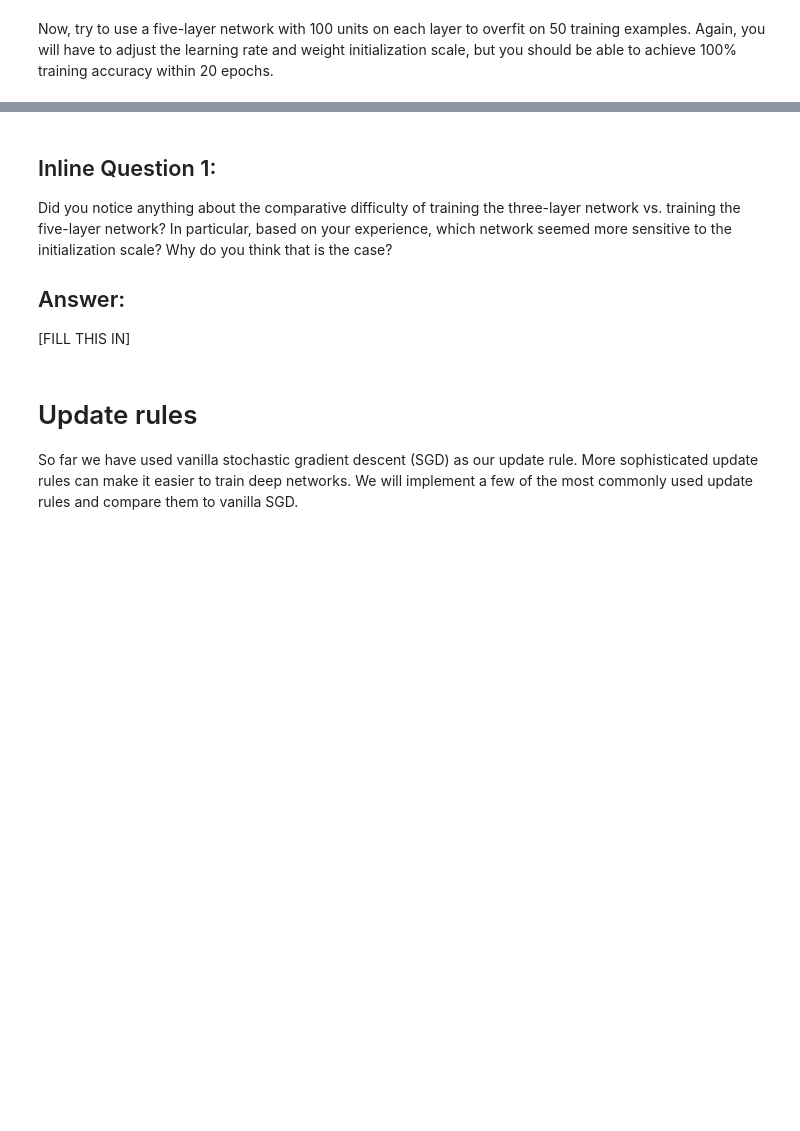
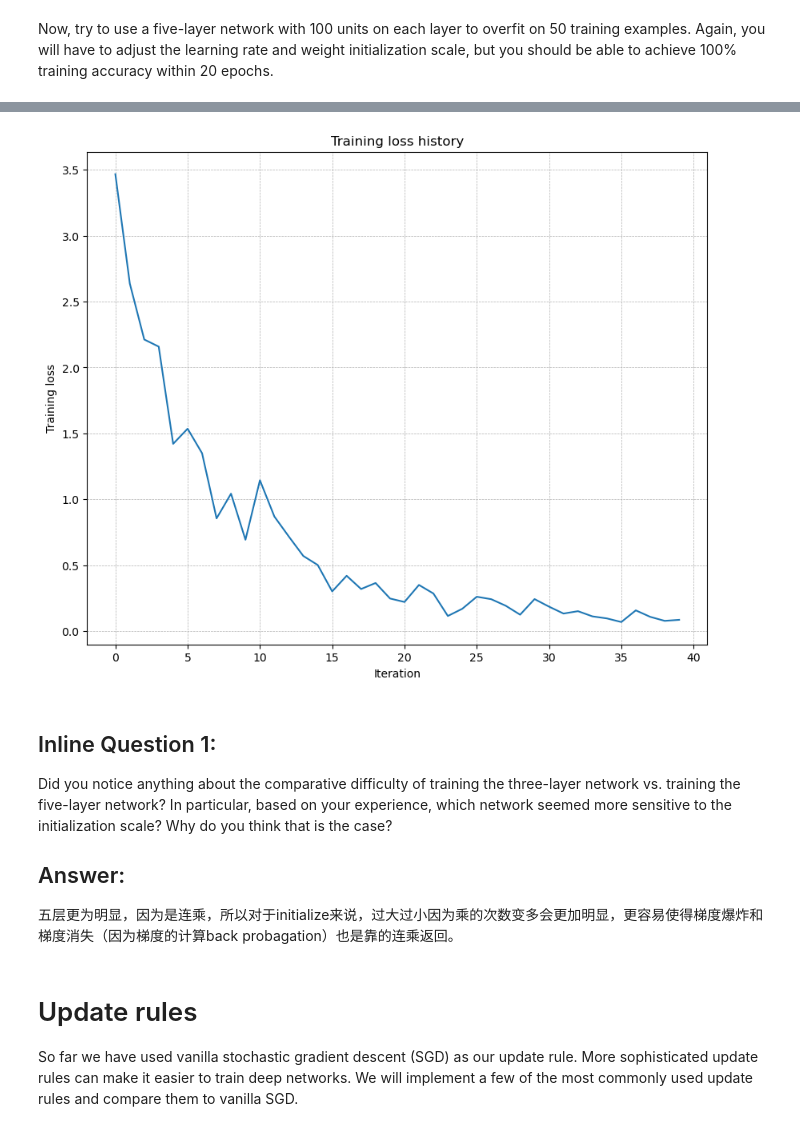
Before and after one commit to xiaoqing-t/CS231n-assignments, a Jupyter notebook: assignment1/FullyConnectedNets.ipynb, the cells around one changed output, grey strips where cells are left out. Cells and saved outputs as stored; diff of their text form; code cells hidden in the pictures; blank space fills up the shorter version.

```diff
--- a/assignment1/FullyConnectedNets.ipynb
+++ b/assignment1/FullyConnectedNets.ipynb
@@ -142,8 +163,8 @@ small_data = {
   'y_val': data['y_val'],
 }
 
-learning_rate = 2e-3  # Experiment with this!
-weight_scale = 1e-5   # Experiment with this!
+learning_rate = 5e-3  # Experiment with this!
+weight_scale = 5e-2   # Experiment with this!
 
 
 model = FullyConnectedNet(
@@ -168,3 +189,4 @@ plt.xlabel('Iteration')
 plt.ylabel('Training loss')
 plt.grid(linestyle='--', linewidth=0.5)
 plt.show()
+# %% [output]
@@ -171,9 +210,10 @@ plt.show()
+[figure, added]
 # %% [markdown]
 ## Inline Question 1:
 Did you notice anything about the comparative difficulty of training the three-layer network vs. training the five-layer network? In particular, based on your experience, which network seemed more sensitive to the initialization scale? Why do you think that is the case?
 
 ## Answer:
-[FILL THIS IN]
+五层更为明显，因为是连乘，所以对于initialize来说，过大过小因为乘的次数变多会更加明显，更容易使得梯度爆炸和梯度消失（因为梯度的计算back probagation）也是靠的连乘返回。
 # %% [markdown]
 # Update rules
 So far we have used vanilla stochastic gradient descent (SGD) as our update rule. More sophisticated update rules can make it easier to train deep networks. We will implement a few of the most commonly used update rules and compare them to vanilla SGD.
```
Also changed, not shown: parts of 3 cells of this notebook, 1 other file.
